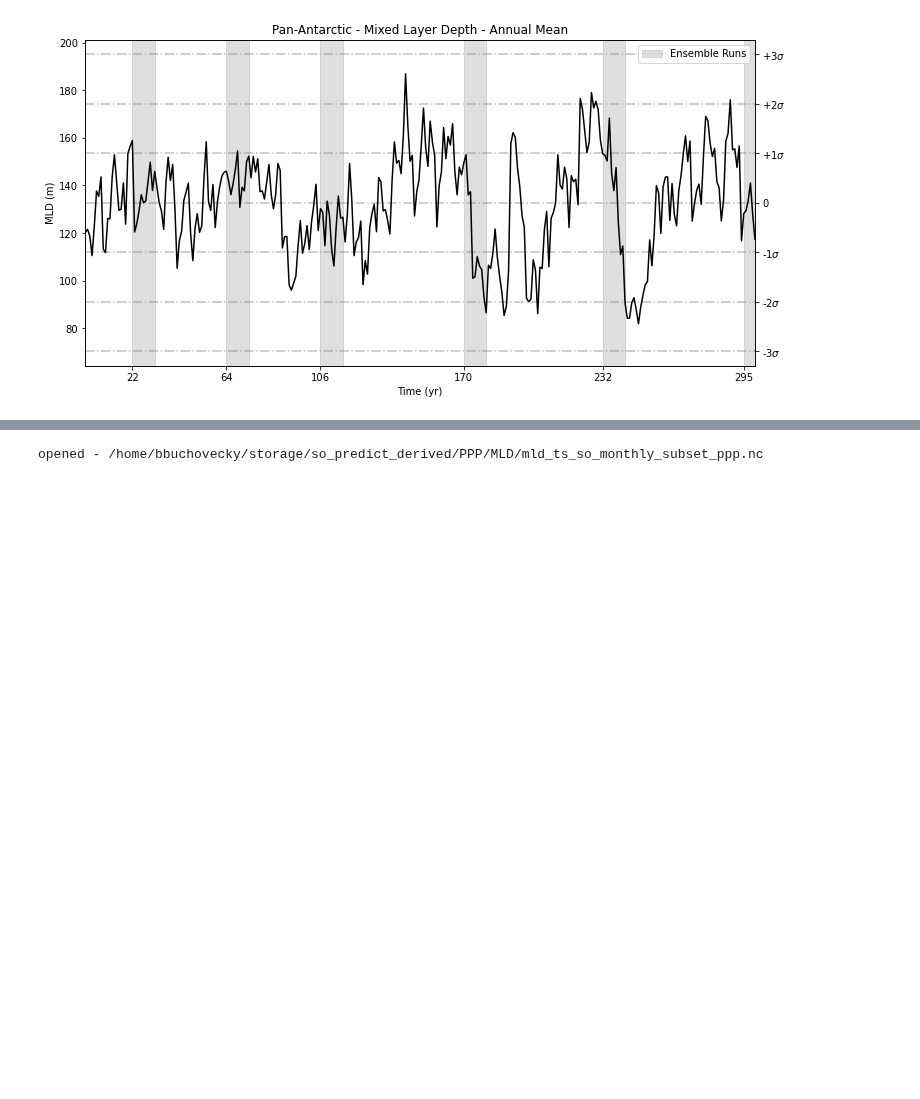
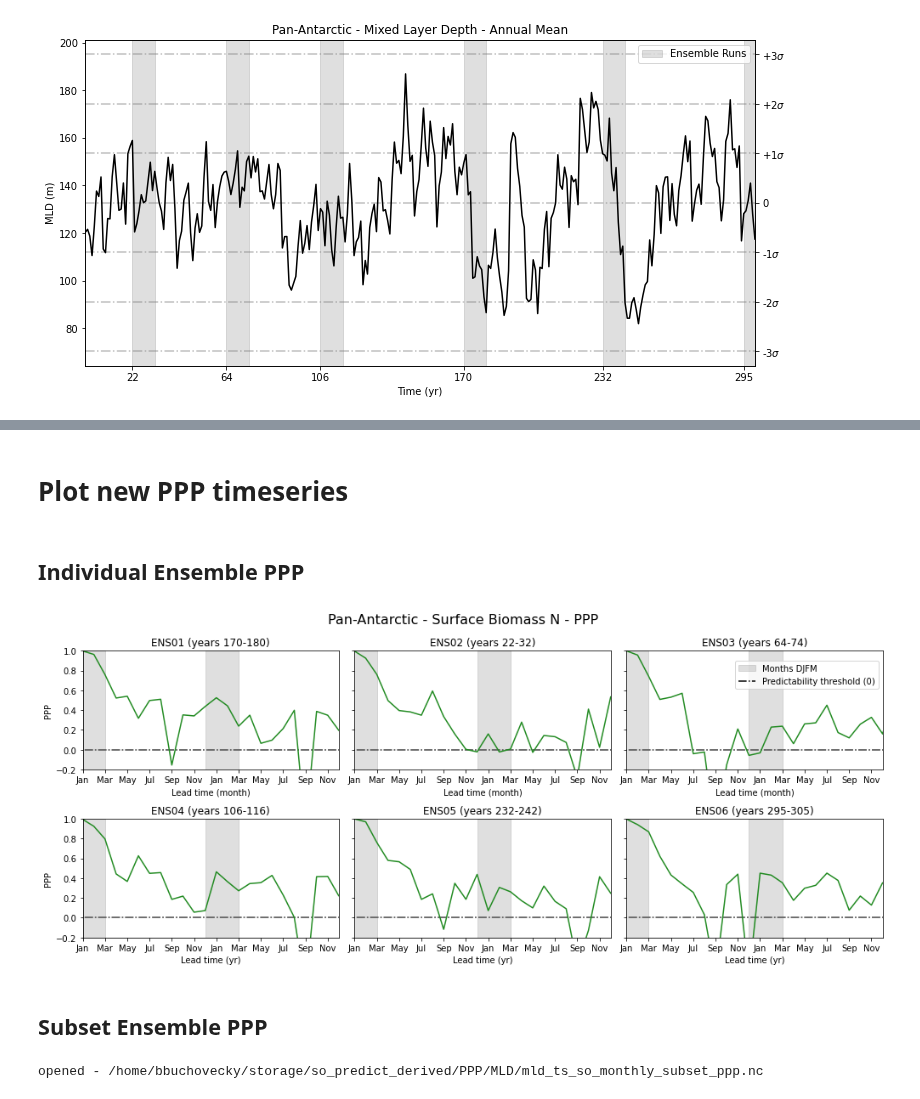
Before and after one commit to bbuchovecky/hmei, a Jupyter notebook: notebooks/convective_state_analysis.ipynb, the cells around one changed output, grey strips where cells are left out. Drawn from its saved outputs; the diff is of its cells as text; code cells hidden in the pictures; blank space fills up the shorter version.

Commit message:
plots of 2-year lead time and heatmaps

```diff
--- a/notebooks/convective_state_analysis.ipynb
+++ b/notebooks/convective_state_analysis.ipynb
@@ -37,5 +36,0 @@ Inspect annual and monthly mean MLD timeseries to develop a method for defining
-# %%
-rootdir = '/home/bbuchovecky/storage/so_predict_derived/CTRL/'
-var = 'mld'
-
-pcs.dir_inspect('/home/bbuchovecky/storage/so_predict_derived/PPP/MLD')
@@ -550,33 +500,0 @@ Attributes:
-# %%
-def format_ppp_axes(
-    ax, timescale='monthly', summer_span=True, threshold=0.183, ymin=-0.2, ppp=None):
-
-    if timescale == 'monthly':
-        ax.hlines(threshold, 0, 121, color='k', linestyle='-.', label='Predictability threshold ('+str(threshold)+')')
-        ax.set_xlim(1,120)
-
-    if timescale == 'annual':
-        ax.hlines(threshold, 0, 11, color='k', linestyle='-.', label='Predictability threshold ('+str(threshold)+')')
-        ax.set_ylim(1,10)
-
-    ax.set_ylim(ymin, 1.0)
-    if ppp != None:
-        if ppp.min() < 0:
-            ax.set_ylim(round(ppp.min().values-0.0, 1)-0.1, 1.0)
-        if ppp.min() > 0:
-            ax.set_ylim(0.0,1.0)
-
-    if summer_span and timescale == 'monthly':
-        for m in np.arange(-1,120,12):
-            if m < 0:
-                ax.axvspan(m, m+4, alpha=0.25, color='gray', label='Months DJFM')
-            else:
-                ax.axvspan(m, m+4, alpha=0.25, color='gray')
-
-    ## set xticks and labels
-    yrs = np.array([2,4,6,8,10])
-    if timescale == 'monthly':
-        ax.set_xticks(yrs*12)
-    ax.set_xticklabels(yrs)
-
-    return ax
@@ -582,0 +509,4 @@ def format_ppp_axes(
+# %% [markdown]
+# Plot new PPP timeseries
+# %% [markdown]
+## Individual Ensemble PPP
@@ -583,3 +649,9 @@ def format_ppp_axes(
+# %%
+plot_indv_ens_ppp('sfc_biomass', 'SouthernOcean', threshold=0, legend=True, first_2yrs=True);
+# %% [output]
+[figure, added]
+# %% [markdown]
+## Subset Ensemble PPP
 # %%
 def open_ppp(var, reg, timescale, form='ts', print_path=True, subset=False):
     rootdir = '/home/bbuchovecky/storage/so_predict_derived/PPP/'
```
Also changed, not shown: parts of 21 cells of this notebook, 2 other files.
